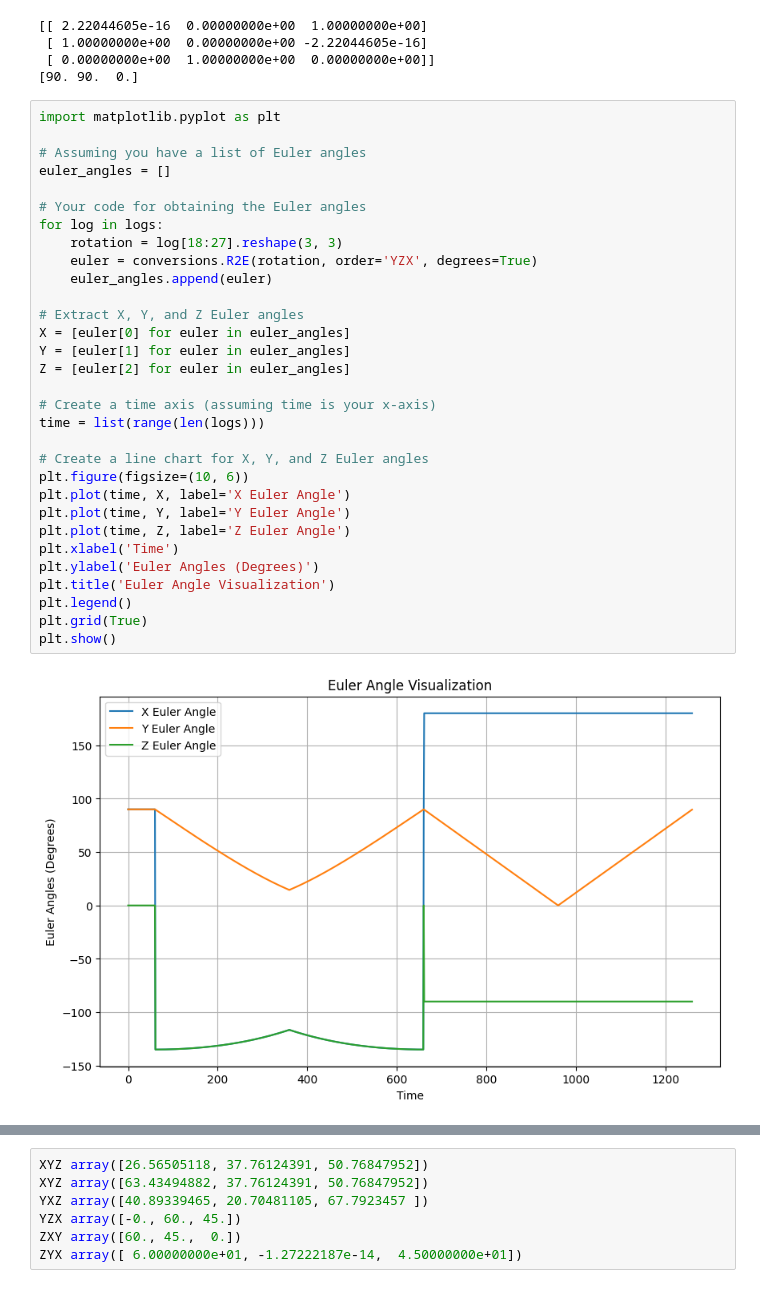
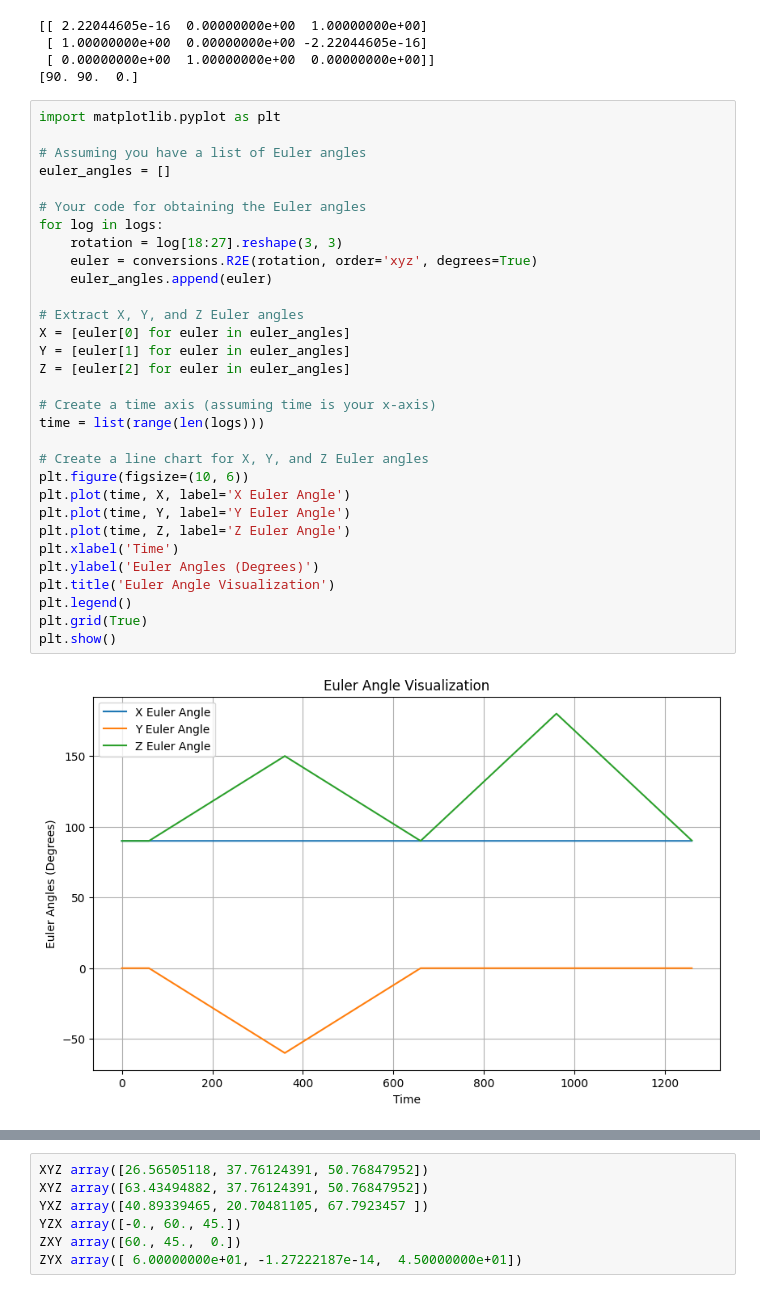
Before and after one commit to Pna2791/MotionCapture_Optimization, a Jupyter notebook: mining.ipynb, the cells around one changed output, grey strips where cells are left out. Cells and saved outputs as stored; diff of their text form.

```diff
--- a/mining.ipynb
+++ b/mining.ipynb
@@ -41,35 +41,35 @@ for log in logs:
 import matplotlib.pyplot as plt
 
 # Assuming you have a list of Euler angles
 euler_angles = []
 
 # Your code for obtaining the Euler angles
 for log in logs:
     rotation = log[18:27].reshape(3, 3)
-    euler = conversions.R2E(rotation, order='YZX', degrees=True)
+    euler = conversions.R2E(rotation, order='xyz', degrees=True)
     euler_angles.append(euler)
 
 # Extract X, Y, and Z Euler angles
 X = [euler[0] for euler in euler_angles]
 Y = [euler[1] for euler in euler_angles]
 Z = [euler[2] for euler in euler_angles]
 
 # Create a time axis (assuming time is your x-axis)
 time = list(range(len(logs)))
 
 # Create a line chart for X, Y, and Z Euler angles
 plt.figure(figsize=(10, 6))
 plt.plot(time, X, label='X Euler Angle')
 plt.plot(time, Y, label='Y Euler Angle')
 plt.plot(time, Z, label='Z Euler Angle')
 plt.xlabel('Time')
 plt.ylabel('Euler Angles (Degrees)')
 plt.title('Euler Angle Visualization')
 plt.legend()
 plt.grid(True)
 plt.show()
 # %% [output]
-[figure, old version]
+[figure, new version]
 # %%
 import numpy as np
 from fairmotion.ops import conversions
```
Also changed, not shown: parts of 2 cells of this notebook, 8 other files.
